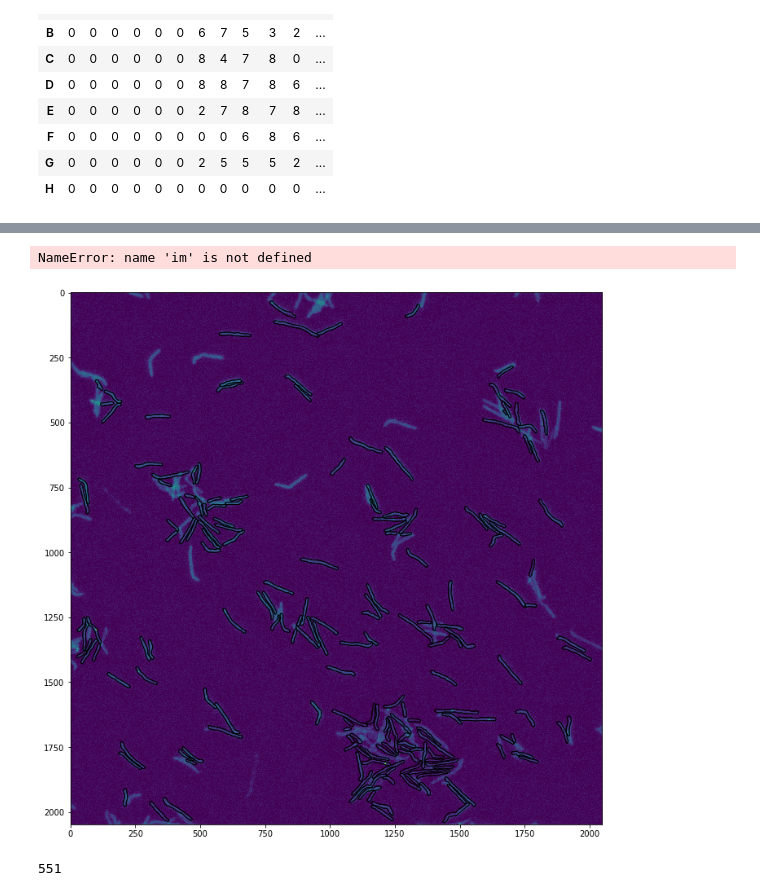
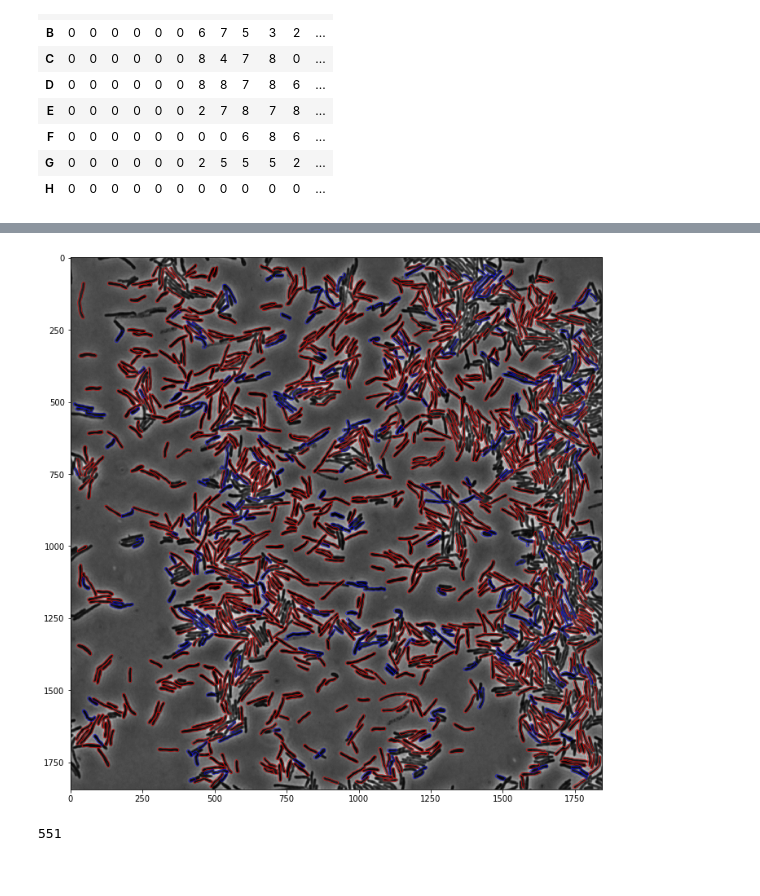
Before and after one commit to jzrolling/IMyG_2, a Jupyter notebook: Notebooks/MSR_20190930.ipynb, the cells around one changed output, grey strips where cells are left out. Drawn from its saved outputs; the diff is of its cells as text; code cells hidden in the pictures.

```diff
--- a/Notebooks/MSR_20190930.ipynb
+++ b/Notebooks/MSR_20190930.ipynb
@@ -107,6 +107,4 @@ np.random.shuffle(np.arange(5))
 im.IO.pickel_dump("/Users/rubinlab_imaging/Desktop/NDExp_WellB08_Point0003_Seq0131 copy.nd2",\
                   "/Users/rubinlab_imaging/Desktop/","test_2",plate_idx=1)
 # %%
-nd = im.IO.process_nd2_no_output("/Users/rubinlab_imaging/Desktop/test_folder/NDExp_WellG11_Point0001_Seq0133.nd2")
+nd = im.IO.process_nd2_no_output("/Users/jz-rolling/PycharmProjects/IMYG/Data/demo3.nd2")
-# %% [output]
-NameError: name 'im' is not defined
@@ -116,19 +112,22 @@ tifffile.imshow(nd)
 import pickle as pk
 # %%
 fig = plt.figure(figsize=(12,12))
-plt.imshow(nd.fl_img["FITC"].T)
+plt.imshow(nd.ph_filtered.T,cmap = "gist_gray")
 for cell in nd.cells:
     (x1,y1,x2,y2) = cell.bbox
     contour = cell.optimized_contour[0]
     xy = contour[:-1]
     adjusted_xy = np.array([xy.T[0]+x1,xy.T[1]+y1]).T
-    dxy = contour[1:]-xy
-    for i in range(len(adjusted_xy)):
-        (m,n) = adjusted_xy[i]
-        (dm,dn) = dxy[i]
-        plt.arrow(m,n,dm,dn)
+    plt.plot(adjusted_xy.T[0],adjusted_xy.T[1],c="r",linewidth = 0.5)
+
+for cell in nd.celllike:
+    (x1,y1,x2,y2) = cell.bbox
+    contour = cell.init_contour[0]
+    xy = contour[:-1]
+    adjusted_xy = np.array([xy.T[0]+x1,xy.T[1]+y1]).T
+    plt.plot(adjusted_xy.T[0],adjusted_xy.T[1],c="blue",linewidth = 0.5)
 # %% [output]
-[figure, old version]
+[figure, new version]
 # %%
 cells = pk.load(open("/Users/rubinlab_imaging/Desktop/test_2_plate_1_cells.pk","rb"))
 print(len(cells))
```
Also changed, not shown: parts of 8 cells of this notebook, 4 other files.
